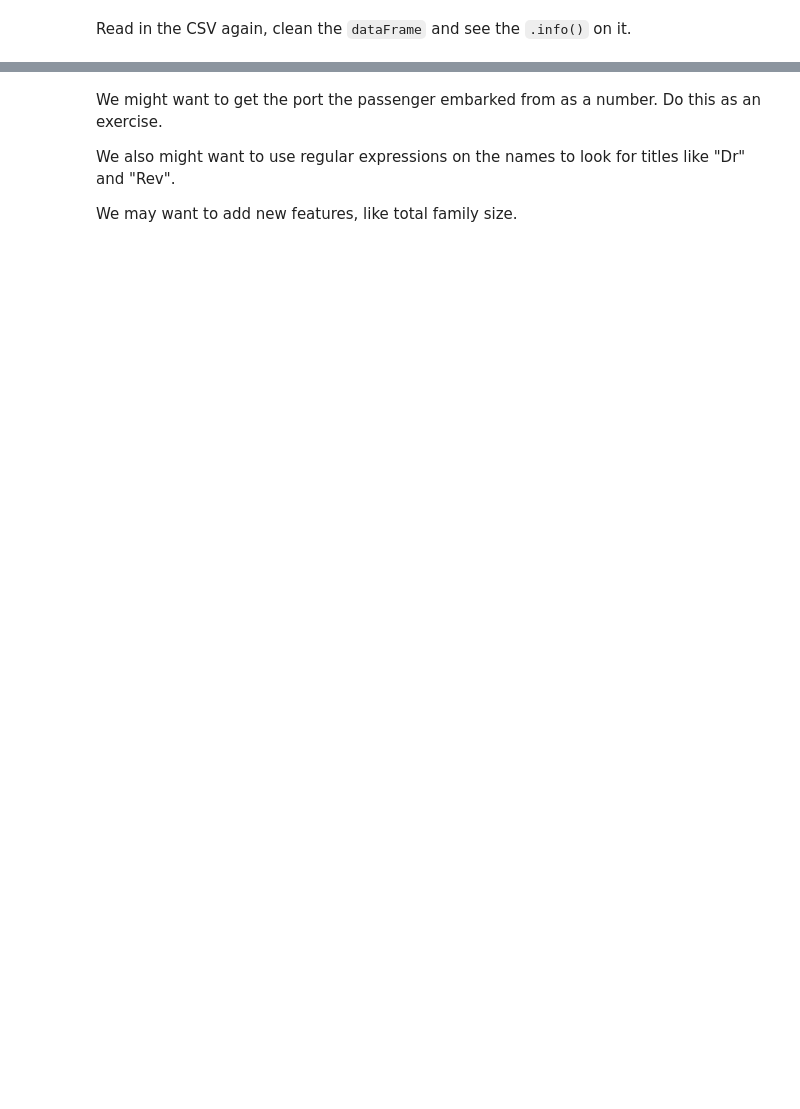
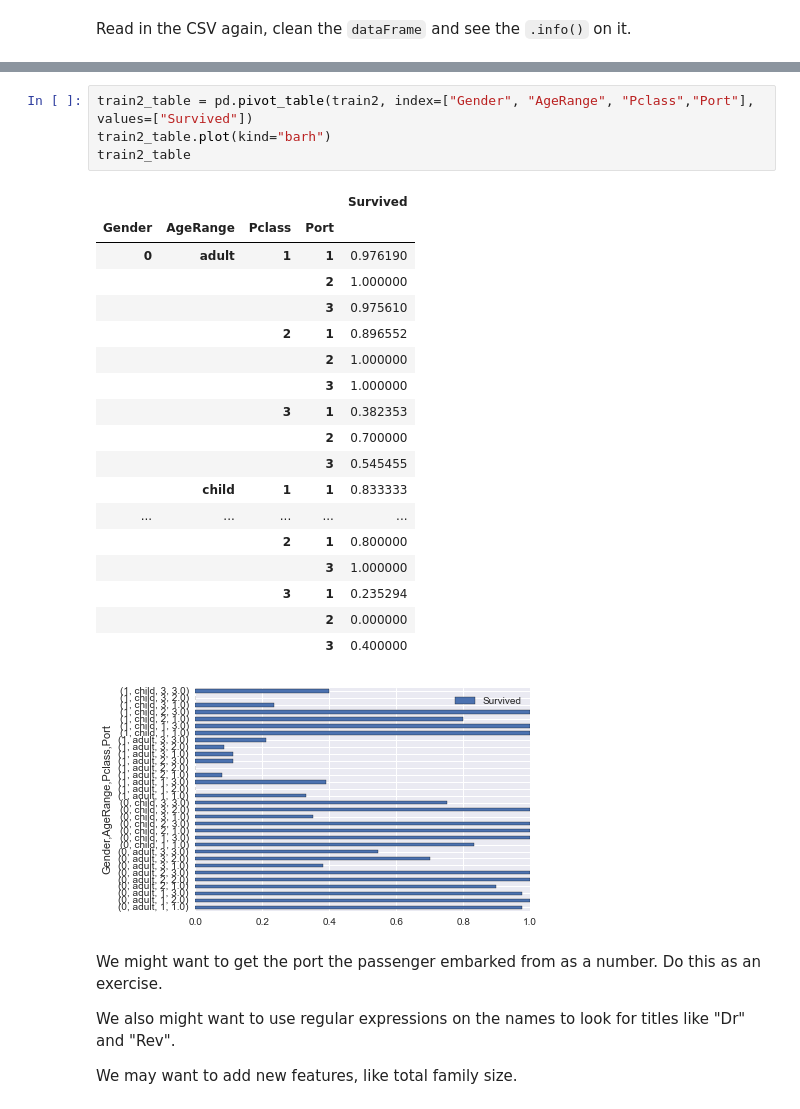
Before and after one commit to tiy-gvl-python-2015-09/titanic, a Jupyter notebook: titanic_prediction.ipynb, the cells around one changed output, grey strips where cells are left out. Drawn from its saved outputs; the diff is of its cells as text; blank space fills up the shorter version.

```diff
--- a/titanic_prediction.ipynb
+++ b/titanic_prediction.ipynb
@@ -356,3 +416,27 @@ train2_clean = clean(train2)
+# %%
+train2_table = pd.pivot_table(train2, index=["Gender", "AgeRange", "Pclass","Port"], values=["Survived"])
+train2_table.plot(kind="barh")
+train2_table
+# %% [output]
+|  |  |  |  | Survived |
+| Gender | AgeRange | Pclass | Port |  |
+| 0 | adult | 1 | 1 | 0.976190 |
+|  |  |  | 2 | 1.000000 |
+|  |  |  | 3 | 0.975610 |
+|  |  | 2 | 1 | 0.896552 |
+|  |  |  | 2 | 1.000000 |
+|  |  |  | 3 | 1.000000 |
+|  |  | 3 | 1 | 0.382353 |
+|  |  |  | 2 | 0.700000 |
+|  |  |  | 3 | 0.545455 |
+|  | child | 1 | 1 | 0.833333 |
+| ... | ... | ... | ... | ... |
+|  |  | 2 | 1 | 0.800000 |
+|  |  |  | 3 | 1.000000 |
+|  |  | 3 | 1 | 0.235294 |
+|  |  |  | 2 | 0.000000 |
+|  |  |  | 3 | 0.400000 |
+[figure, added]
 # %% [markdown]
 We might want to get the port the passenger embarked from as a number. Do this as an exercise.
 
```
Also changed, not shown: parts of 16 cells of this notebook.
